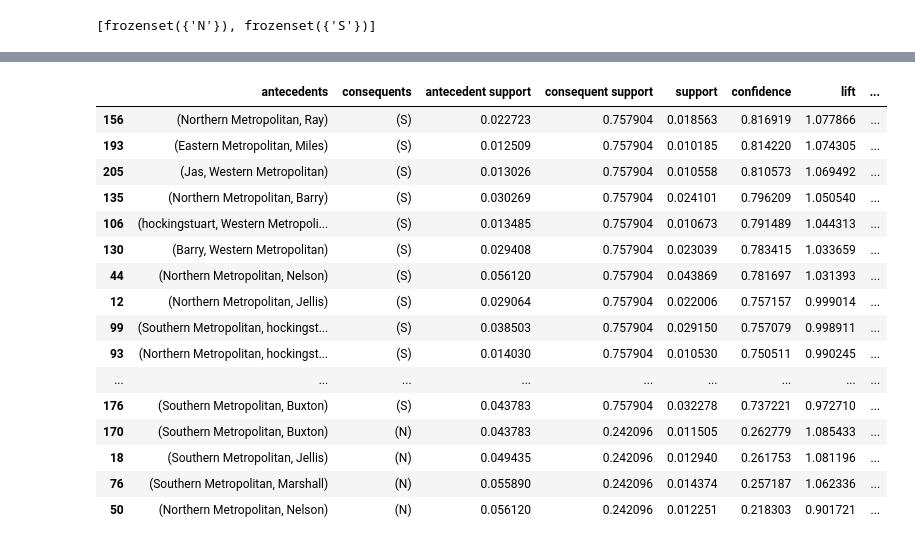
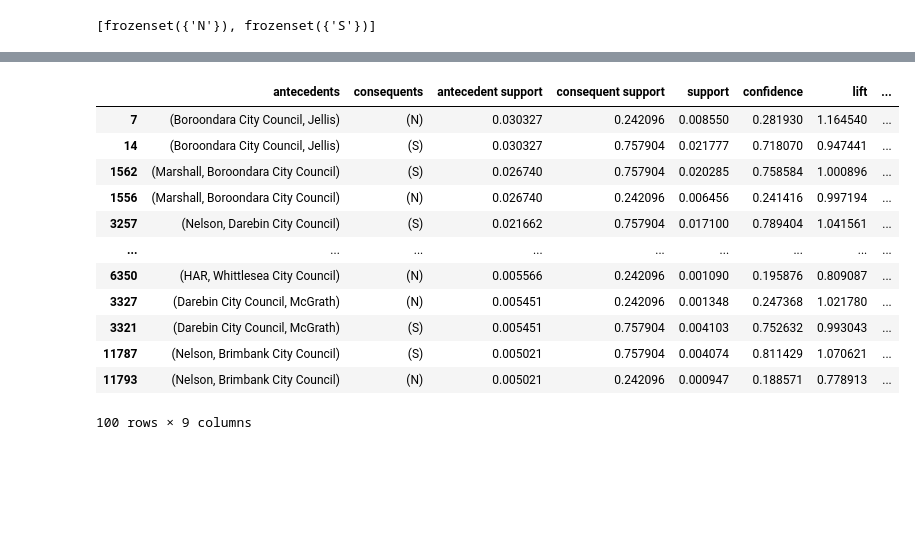
Before and after one commit to knoexus/swansea-M35-bddm, a Jupyter notebook: cw2/Association.ipynb, the cells around one changed output, grey strips where cells are left out. Cells and saved outputs as stored; diff of their text form; code cells hidden in the pictures; blank space fills up the shorter version.

```diff
--- a/cw2/Association.ipynb
+++ b/cw2/Association.ipynb
@@ -111,24 +136,21 @@ ar.head()
 # %%
-ar[(ar['antecedents'].map(len) == 2)
+ar = ar[(ar['antecedents'].map(len) == 2)
        & ((ar['consequents'].map(len) == 1)
             & (ar['consequents'].isin(methods)))
-  ].sort_values(by=['confidence', 'lift'], ascending=False
-  ).head(100)
+  ].sort_values(by=['antecedent support', 'lift'], ascending=False)
-# %% [output]
-|  | antecedents | consequents | antecedent support | consequent support | support | confidence | lift | ... |
-| 156 | (Northern Metropolitan, Ray) | (S) | 0.022723 | 0.757904 | 0.018563 | 0.816919 | 1.077866 | ... |
-| 193 | (Eastern Metropolitan, Miles) | (S) | 0.012509 | 0.757904 | 0.010185 | 0.814220 | 1.074305 | ... |
-| 205 | (Jas, Western Metropolitan) | (S) | 0.013026 | 0.757904 | 0.010558 | 0.810573 | 1.069492 | ... |
-| 135 | (Northern Metropolitan, Barry) | (S) | 0.030269 | 0.757904 | 0.024101 | 0.796209 | 1.050540 | ... |
-| 106 | (hockingstuart, Western Metropoli... | (S) | 0.013485 | 0.757904 | 0.010673 | 0.791489 | 1.044313 | ... |
-| 130 | (Barry, Western Metropolitan) | (S) | 0.029408 | 0.757904 | 0.023039 | 0.783415 | 1.033659 | ... |
-| 44 | (Northern Metropolitan, Nelson) | (S) | 0.056120 | 0.757904 | 0.043869 | 0.781697 | 1.031393 | ... |
-| 12 | (Northern Metropolitan, Jellis) | (S) | 0.029064 | 0.757904 | 0.022006 | 0.757157 | 0.999014 | ... |
-| 99 | (Southern Metropolitan, hockingst... | (S) | 0.038503 | 0.757904 | 0.029150 | 0.757079 | 0.998911 | ... |
-| 93 | (Northern Metropolitan, hockingst... | (S) | 0.014030 | 0.757904 | 0.010530 | 0.750511 | 0.990245 | ... |
-| ... | ... | ... | ... | ... | ... | ... | ... | ... |
-| 176 | (Southern Metropolitan, Buxton) | (S) | 0.043783 | 0.757904 | 0.032278 | 0.737221 | 0.972710 | ... |
-| 170 | (Southern Metropolitan, Buxton) | (N) | 0.043783 | 0.242096 | 0.011505 | 0.262779 | 1.085433 | ... |
-| 18 | (Southern Metropolitan, Jellis) | (N) | 0.049435 | 0.242096 | 0.012940 | 0.261753 | 1.081196 | ... |
-| 76 | (Southern Metropolitan, Marshall) | (N) | 0.055890 | 0.242096 | 0.014374 | 0.257187 | 1.062336 | ... |
-| 50 | (Northern Metropolitan, Nelson) | (N) | 0.056120 | 0.242096 | 0.012251 | 0.218303 | 0.901721 | ... |
+# %%
+ar.head(100)
+# %% [output]
+|  | antecedents | consequents | antecedent support | consequent support | support | confidence | lift | ... |
+| 7 | (Boroondara City Council, Jellis) | (N) | 0.030327 | 0.242096 | 0.008550 | 0.281930 | 1.164540 | ... |
+| 14 | (Boroondara City Council, Jellis) | (S) | 0.030327 | 0.757904 | 0.021777 | 0.718070 | 0.947441 | ... |
+| 1562 | (Marshall, Boroondara City Council) | (S) | 0.026740 | 0.757904 | 0.020285 | 0.758584 | 1.000896 | ... |
+| 1556 | (Marshall, Boroondara City Council) | (N) | 0.026740 | 0.242096 | 0.006456 | 0.241416 | 0.997194 | ... |
+| 3257 | (Nelson, Darebin City Council) | (S) | 0.021662 | 0.757904 | 0.017100 | 0.789404 | 1.041561 | ... |
+| ... | ... | ... | ... | ... | ... | ... | ... | ... |
+| 6350 | (HAR, Whittlesea City Council) | (N) | 0.005566 | 0.242096 | 0.001090 | 0.195876 | 0.809087 | ... |
+| 3327 | (Darebin City Council, McGrath) | (N) | 0.005451 | 0.242096 | 0.001348 | 0.247368 | 1.021780 | ... |
+| 3321 | (Darebin City Council, McGrath) | (S) | 0.005451 | 0.757904 | 0.004103 | 0.752632 | 0.993043 | ... |
+| 11787 | (Nelson, Brimbank City Council) | (S) | 0.005021 | 0.757904 | 0.004074 | 0.811429 | 1.070621 | ... |
+| 11793 | (Nelson, Brimbank City Council) | (N) | 0.005021 | 0.242096 | 0.000947 | 0.188571 | 0.778913 | ... |
+100 rows × 9 columns
```
Also changed, not shown: parts of 19 cells of this notebook, 1 other file.
